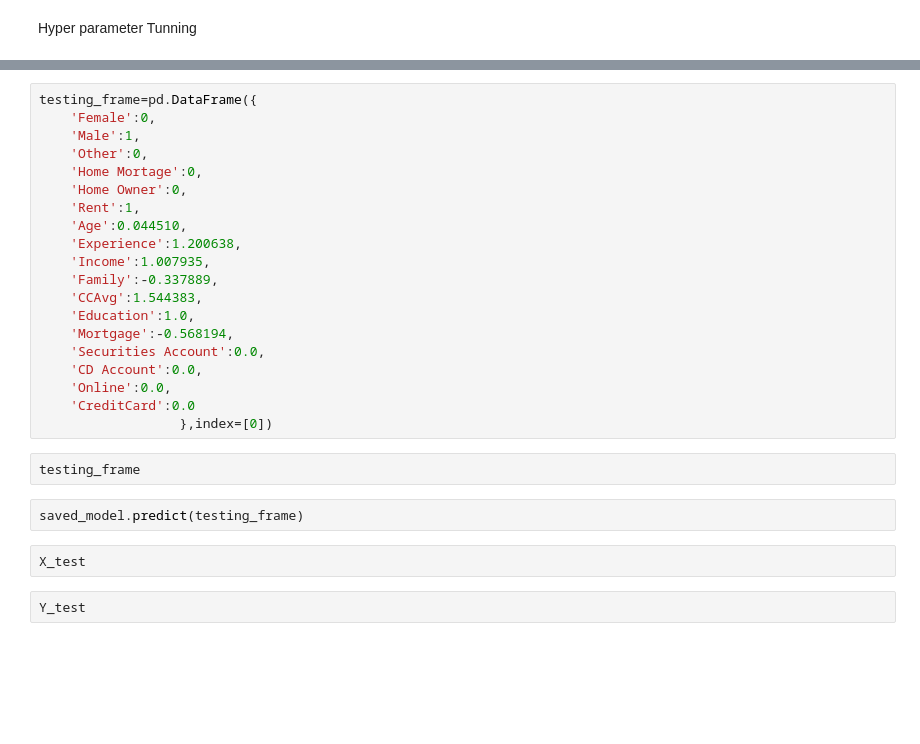
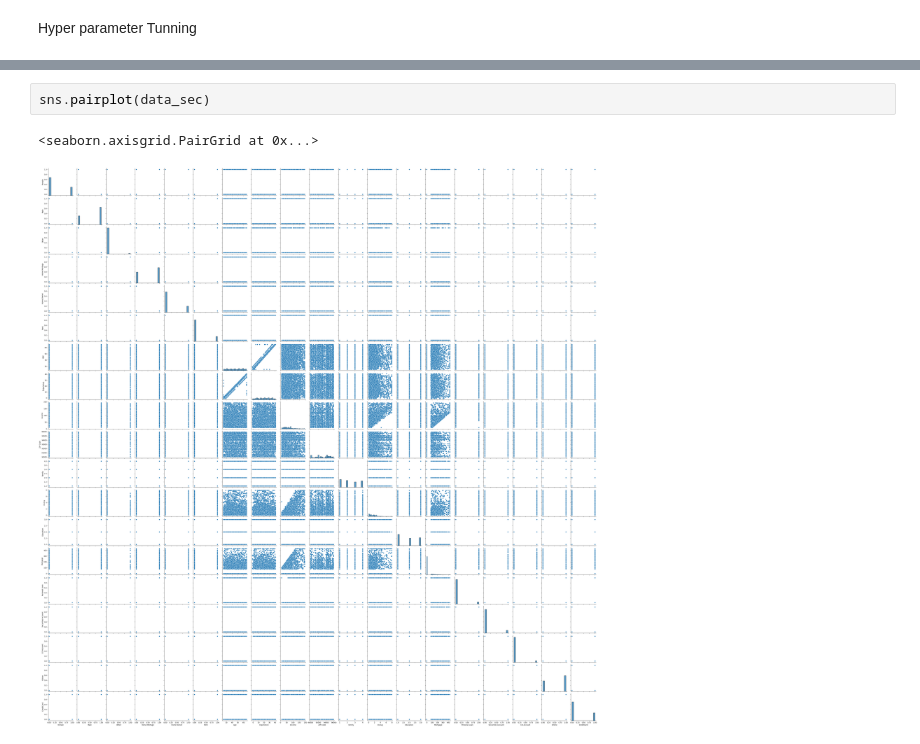
Before and after one commit to s-bs/Loan-prediction, a Jupyter notebook: loan_prediction/personal_loan.ipynb, the cells around one changed output, grey strips where cells are left out. Saved outputs shown, nothing was run; the diff lists cells and outputs as text; blank space fills up the shorter version.

```diff
--- a/loan_prediction/personal_loan.ipynb
+++ b/loan_prediction/personal_loan.ipynb
@@ -347,28 +563,5 @@ saved_model = joblib.load('DecisionTreeClassifier(min_samples_leaf=2)_SAVED_Trai
-# %%
-testing_frame=pd.DataFrame({
-    'Female':0,
-    'Male':1,
-    'Other':0,
-    'Home Mortage':0,
-    'Home Owner':0,
-    'Rent':1,
-    'Age':0.044510,
-    'Experience':1.200638,
-    'Income':1.007935,
-    'Family':-0.337889,
-    'CCAvg':1.544383,
-    'Education':1.0,
-    'Mortgage':-0.568194,
-    'Securities Account':0.0,
-    'CD Account':0.0,
-    'Online':0.0,
-    'CreditCard':0.0
-                  },index=[0])
-# %%
-testing_frame
-# %%
-saved_model.predict(testing_frame)
-# %%
-X_test
-# %%
-Y_test
+# %%
+sns.pairplot(data_sec)
+# %% [output]
+<seaborn.axisgrid.PairGrid at 0x...>
+[figure, added]
```
Also changed, not shown: parts of 24 cells of this notebook.
